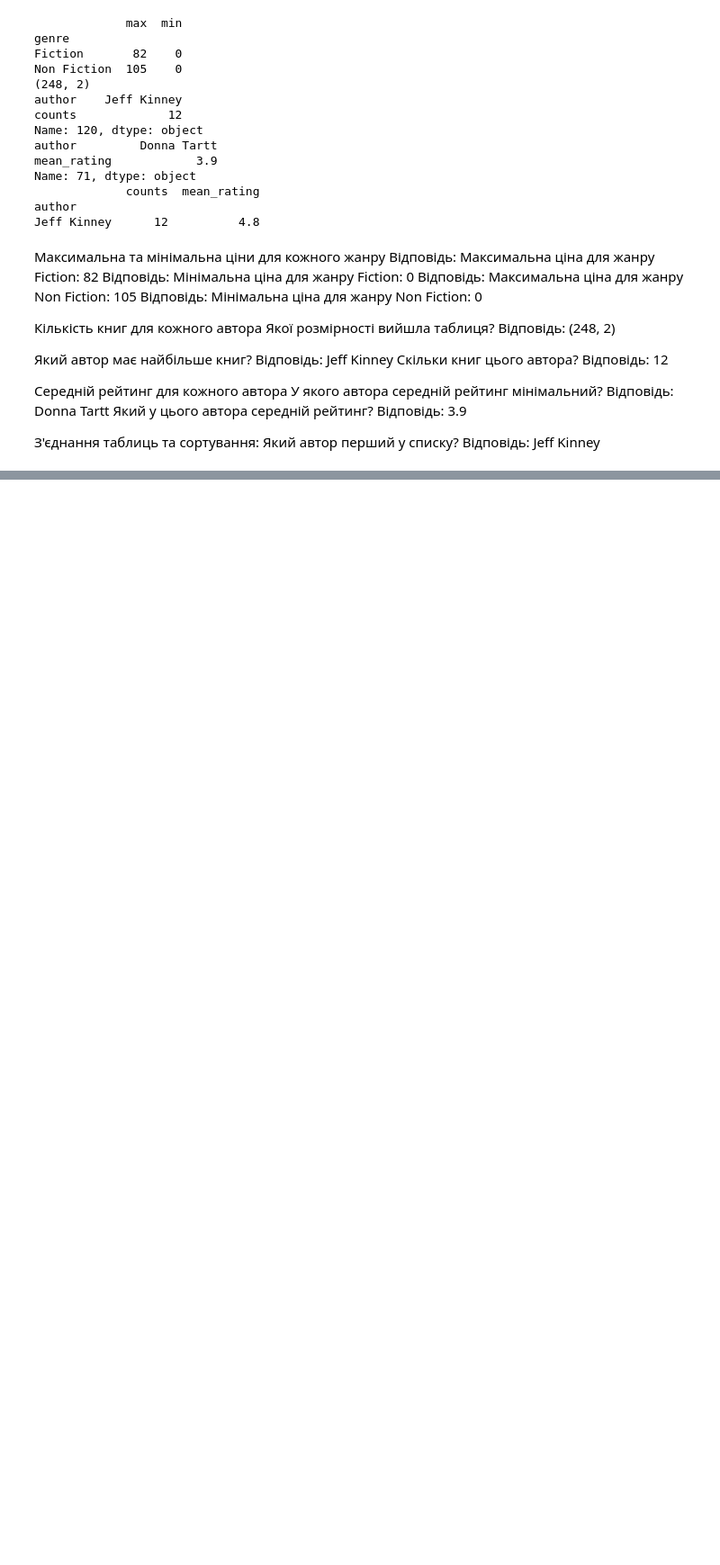
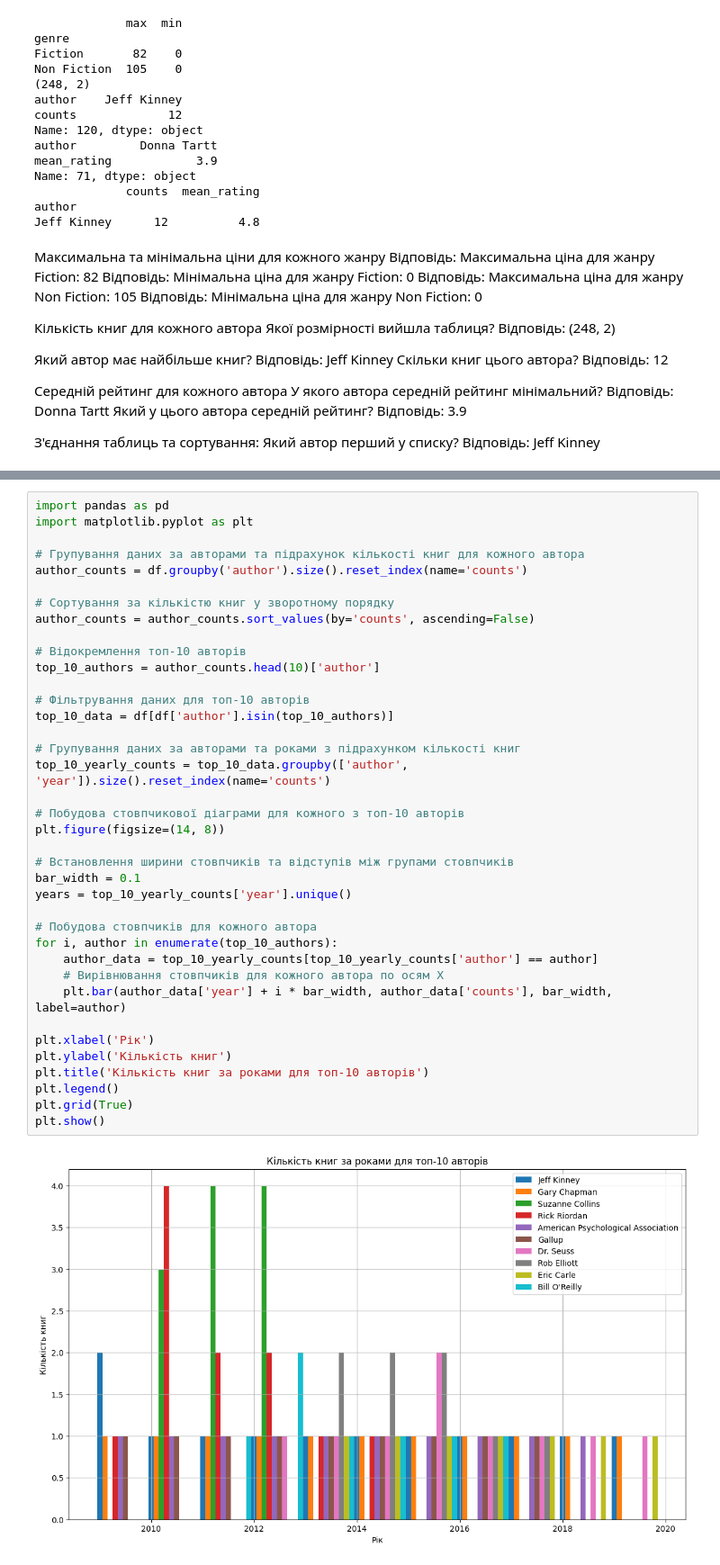
Before and after one commit to ViacheslavKosh/goit-ds-hw-05, a Jupyter notebook: Hw2.3.ipynb, the cells around one changed output, grey strips where cells are left out. Shown at 90% size. Drawn from its saved outputs; the diff is of its cells as text; blank space fills up the shorter version.

```diff
--- a/Hw2.3.ipynb
+++ b/Hw2.3.ipynb
@@ -230,0 +278,40 @@ KeyError: 'author'
+# %%
+import pandas as pd
+import matplotlib.pyplot as plt
+
+# Групування даних за авторами та підрахунок кількості книг для кожного автора
+author_counts = df.groupby('author').size().reset_index(name='counts')
+
+# Сортування за кількістю книг у зворотному порядку
+author_counts = author_counts.sort_values(by='counts', ascending=False)
+
+# Відокремлення топ-10 авторів
+top_10_authors = author_counts.head(10)['author']
+
+# Фільтрування даних для топ-10 авторів
+top_10_data = df[df['author'].isin(top_10_authors)]
+
+# Групування даних за авторами та роками з підрахунком кількості книг
+top_10_yearly_counts = top_10_data.groupby(['author', 'year']).size().reset_index(name='counts')
+
+# Побудова стовпчикової діаграми для кожного з топ-10 авторів
+plt.figure(figsize=(14, 8))
+
+# Встановлення ширини стовпчиків та відступів між групами стовпчиків
+bar_width = 0.1
+years = top_10_yearly_counts['year'].unique()
+
+# Побудова стовпчиків для кожного автора
+for i, author in enumerate(top_10_authors):
+    author_data = top_10_yearly_counts[top_10_yearly_counts['author'] == author]
+    # Вирівнювання стовпчиків для кожного автора по осям X
+    plt.bar(author_data['year'] + i * bar_width, author_data['counts'], bar_width, label=author)
+
+plt.xlabel('Рік')
+plt.ylabel('Кількість книг')
+plt.title('Кількість книг за роками для топ-10 авторів')
+plt.legend()
+plt.grid(True)
+plt.show()
+# %% [output]
+[figure, added]
```
Also changed, not shown: parts of 3 cells of this notebook, 1 other file.
